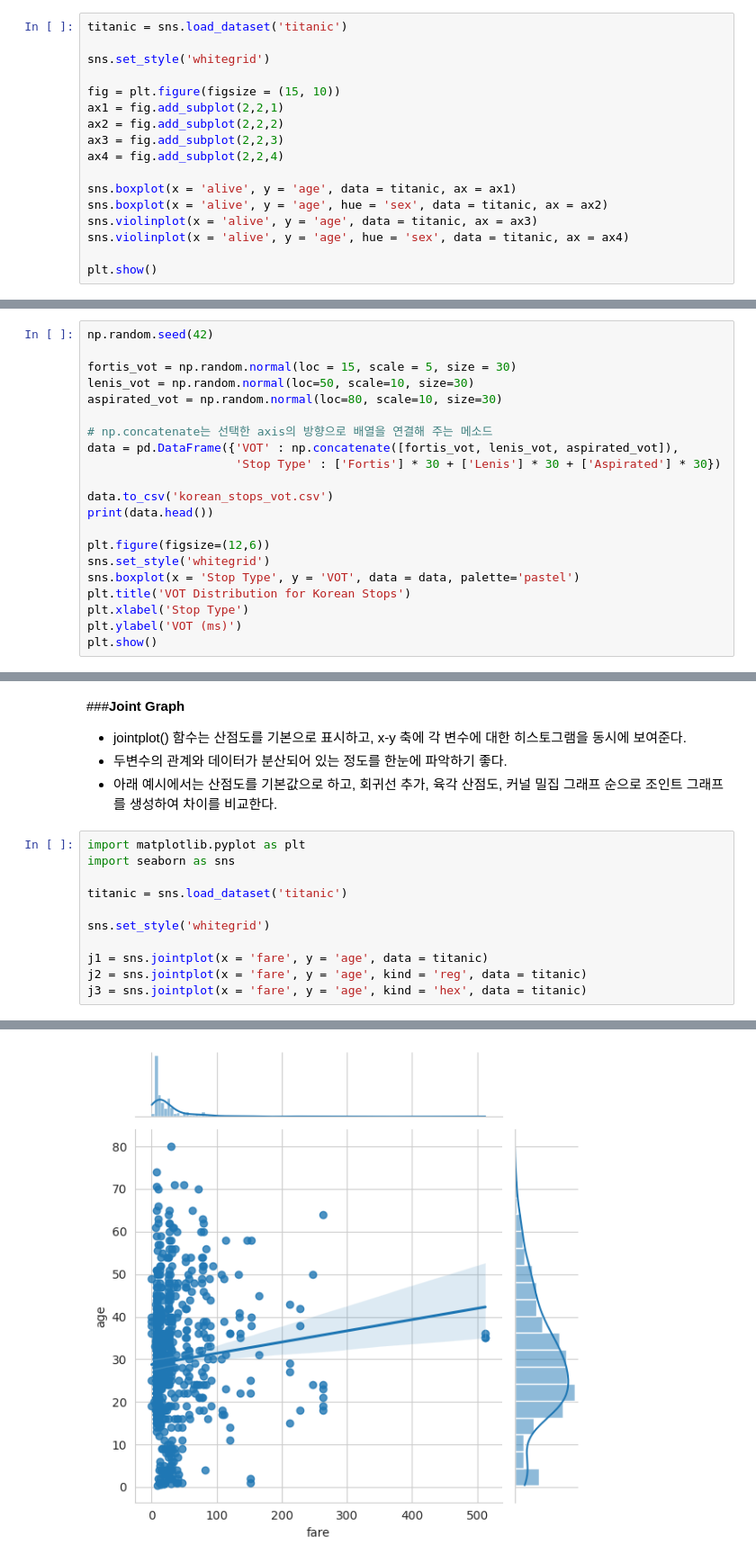
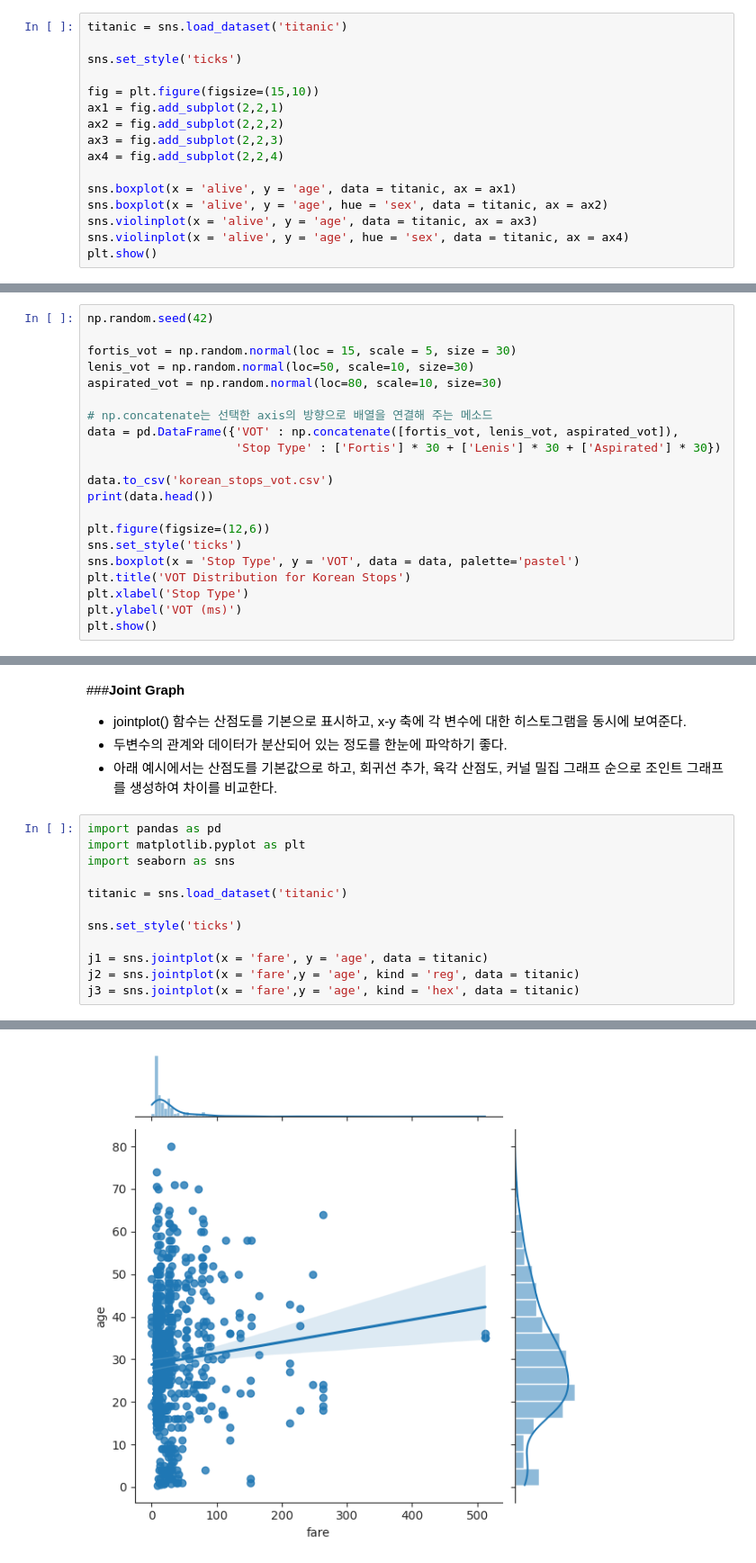
Before and after one commit to SEOWOOJI/Pandas_Stats_Data_Analysis_2025, a Jupyter notebook: 8_basicstats_graphs.ipynb, the cells around one changed output, grey strips where cells are left out. Shown at 90% size. Cells and saved outputs as stored; diff of their text form.

```diff
--- a/8_basicstats_graphs.ipynb
+++ b/8_basicstats_graphs.ipynb
@@ -335,9 +367,9 @@ import matplotlib.pyplot as plt
 # %%
 titanic = sns.load_dataset('titanic')
 
-sns.set_style('whitegrid')
+sns.set_style('ticks')
 
-fig = plt.figure(figsize = (15, 10))
+fig = plt.figure(figsize=(15,10))
 ax1 = fig.add_subplot(2,2,1)
 ax2 = fig.add_subplot(2,2,2)
 ax3 = fig.add_subplot(2,2,3)
@@ -347,6 +379,5 @@ sns.boxplot(x = 'alive', y = 'age', data = titanic, ax = ax1)
 sns.boxplot(x = 'alive', y = 'age', hue = 'sex', data = titanic, ax = ax2)
 sns.violinplot(x = 'alive', y = 'age', data = titanic, ax = ax3)
 sns.violinplot(x = 'alive', y = 'age', hue = 'sex', data = titanic, ax = ax4)
-
 plt.show()
 # %% [output]
@@ -661,7 +692,7 @@ data.to_csv('korean_stops_vot.csv')
 print(data.head())
 
 plt.figure(figsize=(12,6))
-sns.set_style('whitegrid')
+sns.set_style('ticks')
 sns.boxplot(x = 'Stop Type', y = 'VOT', data = data, palette='pastel')
 plt.title('VOT Distribution for Korean Stops')
 plt.xlabel('Stop Type')
@@ -731,14 +762,15 @@ Passing `palette` without assigning `hue` is deprecated and will be removed in v
 * 두변수의 관계와 데이터가 분산되어 있는 정도를 한눈에 파악하기 좋다.
 * 아래 예시에서는 산점도를 기본값으로 하고, 회귀선 추가, 육각 산점도, 커널 밀집 그래프 순으로 조인트 그래프를 생성하여 차이를 비교한다.
 # %%
+import pandas as pd
 import matplotlib.pyplot as plt
 import seaborn as sns
 
 titanic = sns.load_dataset('titanic')
 
-sns.set_style('whitegrid')
+sns.set_style('ticks')
 
 j1 = sns.jointplot(x = 'fare', y = 'age', data = titanic)
-j2 = sns.jointplot(x = 'fare', y = 'age', kind = 'reg', data = titanic)
-j3 = sns.jointplot(x = 'fare', y = 'age', kind = 'hex', data = titanic)
+j2 = sns.jointplot(x = 'fare',y = 'age', kind = 'reg', data = titanic)
+j3 = sns.jointplot(x = 'fare',y = 'age', kind = 'hex', data = titanic)
 # %% [output]
@@ -746 +778 @@ j3 = sns.jointplot(x = 'fare', y = 'age', kind = 'hex', data = titanic)
-[figure, old version]
+[figure, new version]
```
Also changed, not shown: parts of 15 cells of this notebook.
